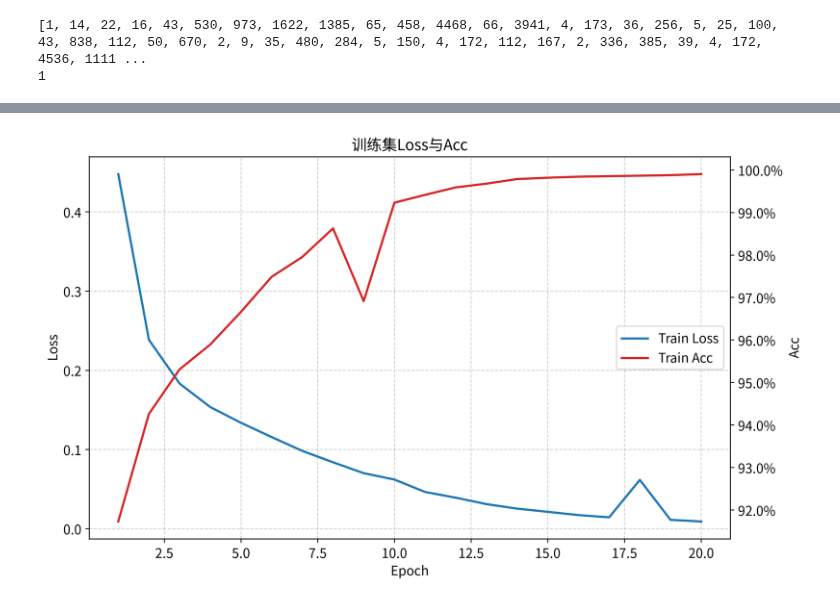
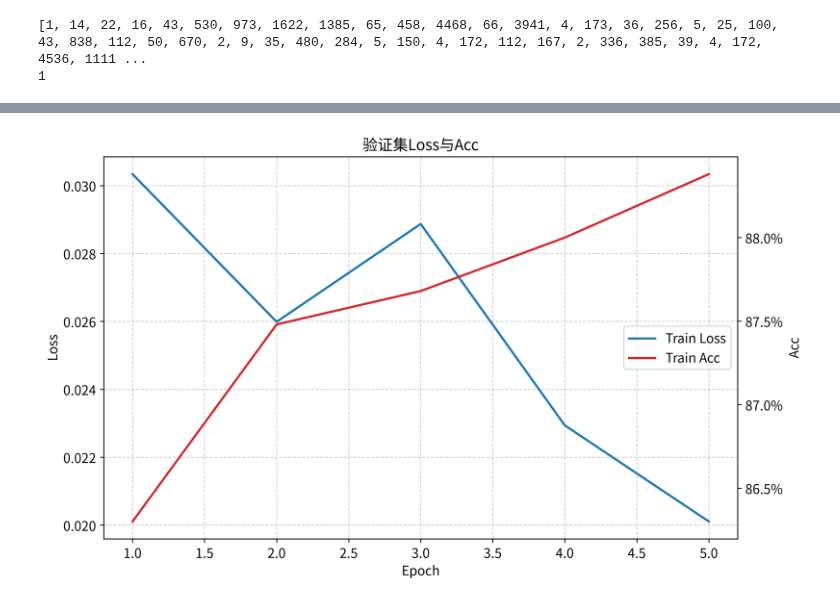
Before and after one commit to xiaoguangjin12345-dev/deep-learning, a Jupyter notebook: ex-2/ex-2.1.ipynb, the cells around one changed output, grey strips where cells are left out. Drawn from its saved outputs; the diff is of its cells as text; code cells hidden in the pictures.

```diff
--- a/ex-2/ex-2.1.ipynb
+++ b/ex-2/ex-2.1.ipynb
@@ -66,9 +67,19 @@ y_test = y_test.reshape(-1, 1)
+# %%
+# 划分训练集与测试集为20000:5000
+x_train, x_val, y_train, y_val = train_test_split(
+    x_train, y_train,
+    train_size=0.8,
+    test_size=0.2,
+    random_state=42
+)
 # %%
 # 将特征、标签等数据，转换为torch中的张量
 x_train_tensor = torch.tensor(x_train, dtype = torch.float32).to(device)
+x_val_tensor = torch.tensor(x_val, dtype = torch.float32).to(device)
 x_test_tensor = torch.tensor(x_test, dtype = torch.float32).to(device)
 
 y_train_tensor = torch.tensor(y_train, dtype = torch.float32).to(device) # 二分类标签，类型必须是torch.float32
+y_val_tensor = torch.tensor(y_val, dtype = torch.float32).to(device)
 y_test_tensor = torch.tensor(y_test, dtype = torch.float32).to(device)
 # %%
 # 自定义网络结构
@@ -84,7 +95,7 @@ class Net(nn.Module):
         x = self.relu(self.fc1(x))
         x = self.relu(self.fc2(x))
         x = self.out(x)  # 输出线性结果
-        return x
+        return x.squeeze(1)  # 与数据集标签形状保持一致，去掉一维
 # %%
 model = Net() # 定义模型
 criterion = nn.BCEWithLogitsLoss() # 损失函数（二元交叉熵损失）
@@ -138,5 +176,5 @@ def train_model(model, epochs, batch):
     return result_df
 # %%
-train_result_df = train_model(model, epochs=20, batch = 512)
-train_result_df.style.format({'Acc': '{:.2%}'}).hide(axis = 'index')
+train_result_df = train_and_val_model(model, epochs=5, batch = 512)
+train_result_df.style.format({'Train_Acc': '{:.2%}', 'Val_Acc': '{:.2%}'}).hide(axis = 'index')
 # %% [output]
@@ -160,40 +187,40 @@ train_result_df.style.format({'Acc': '{:.2%}'}).hide(axis = 'index')
 # %%
 # 从结果列表中提取 loss 和 acc 数据
-losses = train_result_df['Loss']
-accs = train_result_df['Acc']
+losses = train_result_df['Val_Loss']
+accs = train_result_df['Val_Acc']
 epochs = range(1, len(losses) + 1)
 
 # 初始化画布
 fig, ax1 = plt.subplots(figsize=(10, 6)) # ax1 作为左侧主坐标轴
 
 # 绘制左侧Loss（蓝线）
 color_loss = 'tab:blue'
 line1 = ax1.plot(epochs, losses, label='Train Loss', color=color_loss, linewidth=2)
 ax1.set_xlabel('Epoch', fontsize=12)
 ax1.set_ylabel('Loss', fontsize=12)
 ax1.tick_params(axis='y') # 刻度线颜色与线条一致
 ax1.grid(True, linestyle='--', alpha=0.6) # 加网格
 
 # 绘制右侧Acc（红线）
 ax2 = ax1.twinx()
 color_acc = 'tab:red'
 line2 = ax2.plot(epochs, accs, label='Train Acc', color=color_acc, linewidth=2)
 ax2.set_ylabel('Acc', fontsize=12)
 ax2.tick_params(axis='y')
 
 ax2.yaxis.set_major_formatter(ticker.PercentFormatter(xmax=1.0, decimals=1)) # 将Acc轴格式化为百分比
 
 # 合并图例
 lines = line1 + line2
 labels = [l.get_label() for l in lines]
 ax1.legend(lines, labels, loc='center right', fontsize=12)
 
 # 设置标题并显示
-plt.title('训练集Loss与Acc', fontsize=14)
+plt.title('验证集Loss与Acc', fontsize=14)
 plt.tight_layout()
 plt.show()
 # %% [output]
-[figure, old version]
+[figure, new version]
 # %%
 # 在测试集上评估模型并预测
 def evaluate_model(model, batch):
```
Also changed, not shown: parts of 6 cells of this notebook, 1 other file.
